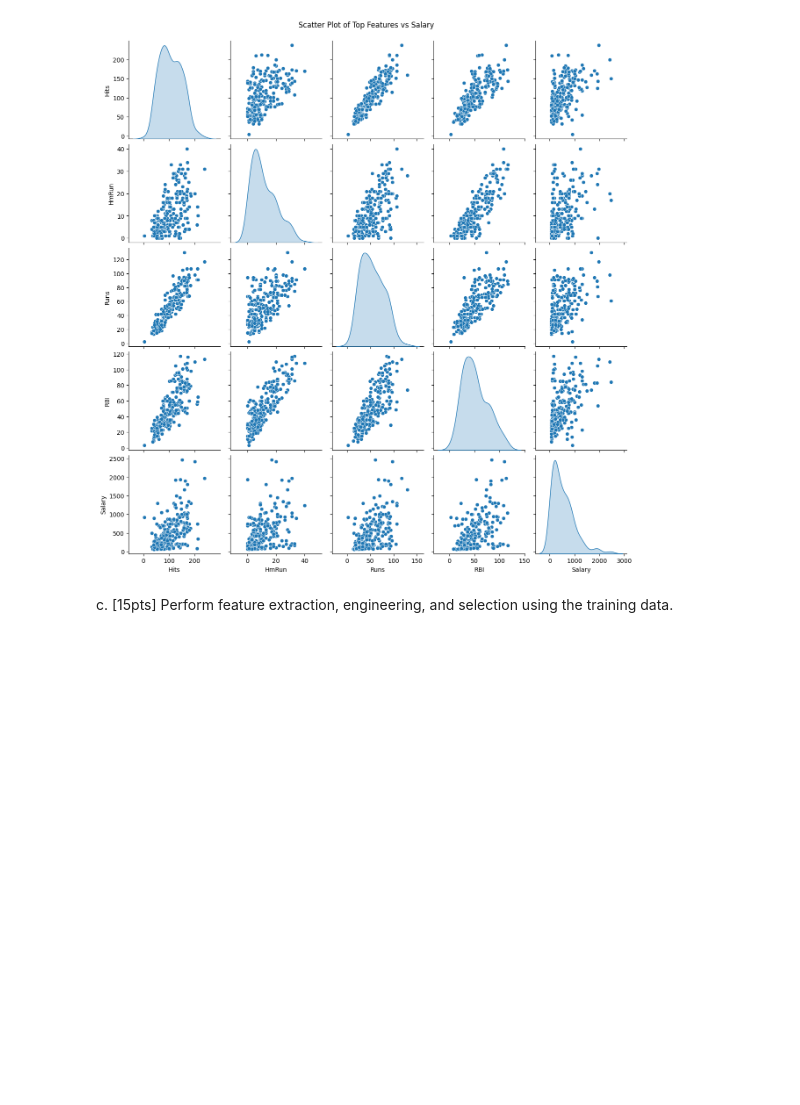
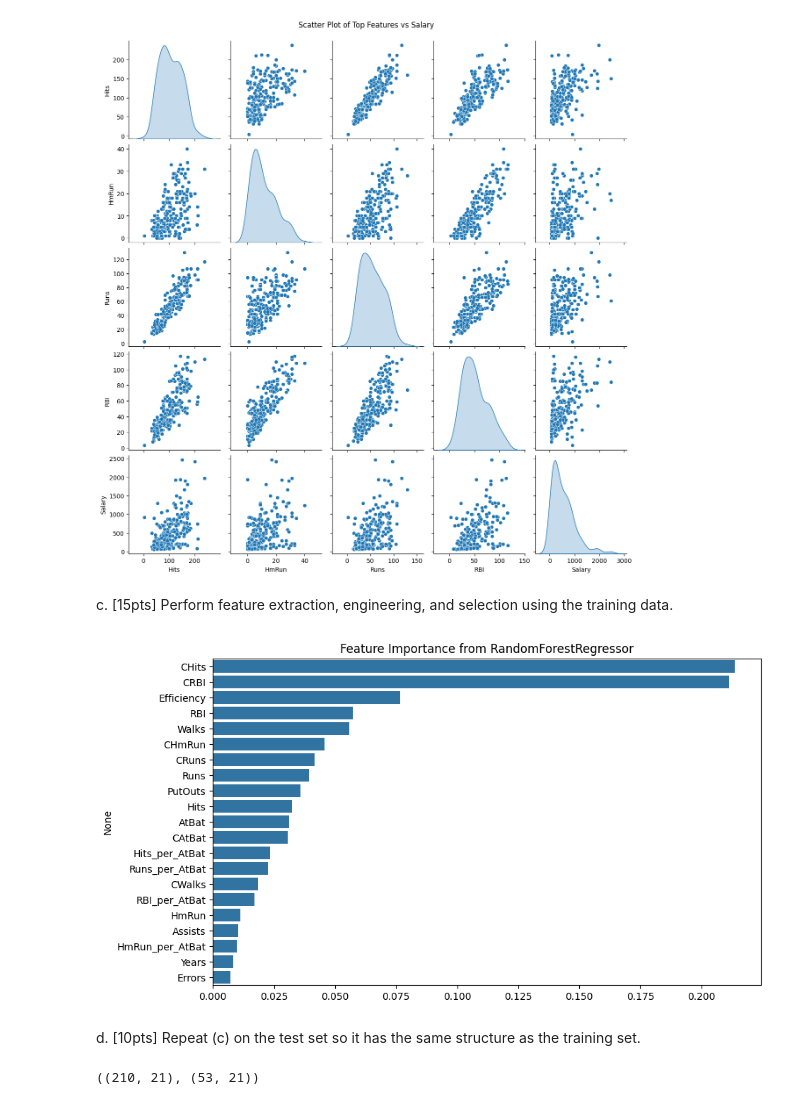
Before and after one commit to bs333/cs559, a Jupyter notebook: CS559 - Homework/hw3/sid_bhatia_hw3.ipynb, the cells around one changed output. Drawn from its saved outputs; the diff is of its cells as text; code cells hidden in the pictures; blank space fills up the shorter version.

```diff
--- a/CS559 - Homework/hw3/sid_bhatia_hw3.ipynb
+++ b/CS559 - Homework/hw3/sid_bhatia_hw3.ipynb
@@ -480,3 +480,45 @@ plt.show()
 [figure]
 # %% [markdown]
 c. [15pts] Perform feature extraction, engineering, and selection using the training data.
+# %%
+from sklearn.ensemble import RandomForestRegressor
+from sklearn.preprocessing import StandardScaler
+
+X_train['Hits_per_AtBat'] = X_train['Hits'] / X_train['AtBat']
+X_train['HmRun_per_AtBat'] = X_train['HmRun'] / X_train['AtBat']
+X_train['Runs_per_AtBat'] = X_train['Runs'] / X_train['AtBat']
+X_train['RBI_per_AtBat'] = X_train['RBI'] / X_train['AtBat']
+X_train['Efficiency'] = X_train['Years'] / (X_train['CHits'] + 1)  # Avoid division by zero
+
+scaler = StandardScaler()
+X_train_scaled = scaler.fit_transform(X_train)
+
+model = RandomForestRegressor(n_estimators=100, random_state=42)
+model.fit(X_train_scaled, y_train)
+
+importances = model.feature_importances_
+indices = np.argsort(importances)[::-1]
+
+feature_names = X_train.columns
+important_features_df = pd.DataFrame({'Feature': feature_names[indices], 'Importance': importances[indices]})
+
+plt.figure(figsize=(10, 6))
+plt.title("Feature Importance from RandomForestRegressor")
+sns.barplot(x=importances[indices], y=feature_names[indices])
+plt.show()
+# %% [output]
+[figure, added]
+# %% [markdown]
+d. [10pts] Repeat (c) on the test set so it has the same structure as the training set.
+# %%
+X_test['Hits_per_AtBat'] = X_test['Hits'] / X_test['AtBat']
+X_test['HmRun_per_AtBat'] = X_test['HmRun'] / X_test['AtBat']
+X_test['Runs_per_AtBat'] = X_test['Runs'] / X_test['AtBat']
+X_test['RBI_per_AtBat'] = X_test['RBI'] / X_test['AtBat']
+X_test['Efficiency'] = X_test['Years'] / (X_test['CHits'] + 1)
+
+X_test_scaled = scaler.transform(X_test)
+
+X_train_scaled.shape, X_test_scaled.shape
+# %% [output]
+((210, 21), (53, 21))
```
